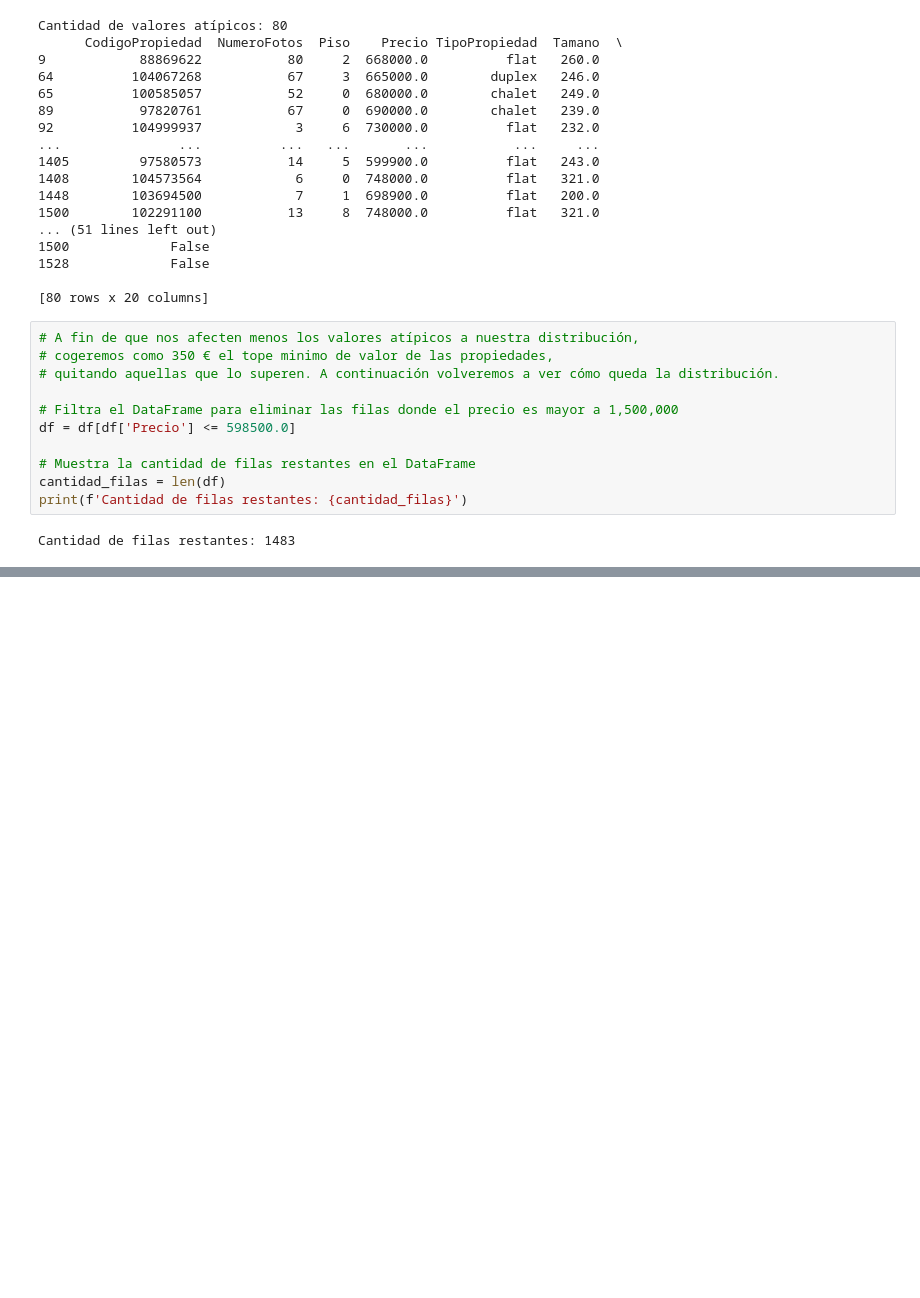
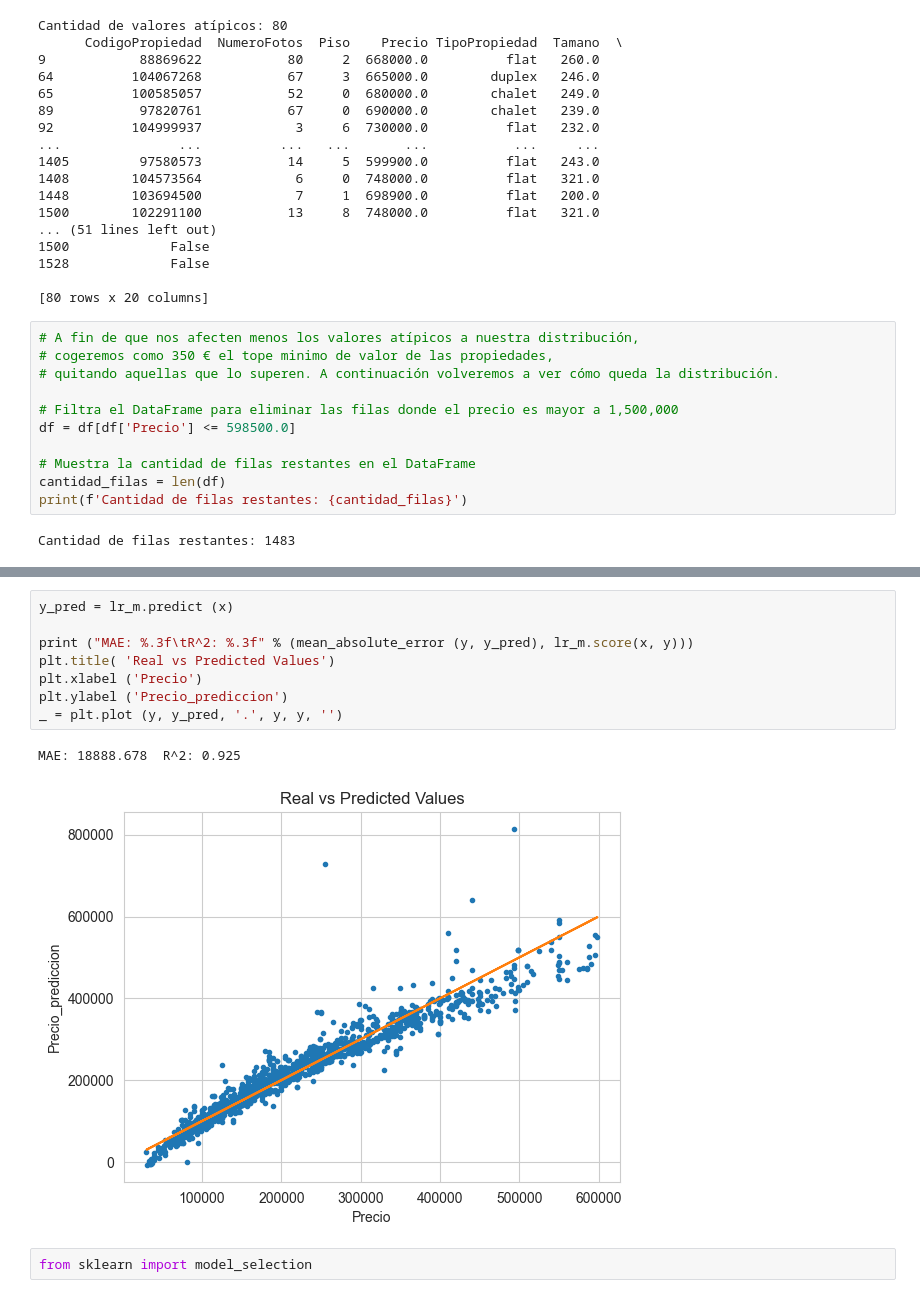
Before and after one commit to jkacosta91/Analisis-de-Alquileres, a Jupyter notebook: ml.ipynb, the cells around one changed output, grey strips where cells are left out. Cells and saved outputs as stored; diff of their text form; blank space fills up the shorter version.

```diff
--- a/ml.ipynb
+++ b/ml.ipynb
@@ -295,0 +413,13 @@ print(df_transformed.head())
+# %%
+y_pred = lr_m.predict (x)
+
+print ("MAE: %.3f\tR^2: %.3f" % (mean_absolute_error (y, y_pred), lr_m.score(x, y)))
+plt.title( 'Real vs Predicted Values')
+plt.xlabel ('Precio')
+plt.ylabel ('Precio_prediccion')
+_ = plt.plot (y, y_pred, '.', y, y, '')
+# %% [output]
+MAE: 18888.678  R^2: 0.925
+[figure, added]
+# %%
+from sklearn import model_selection
```
Also changed, not shown: parts of 55 cells of this notebook.
